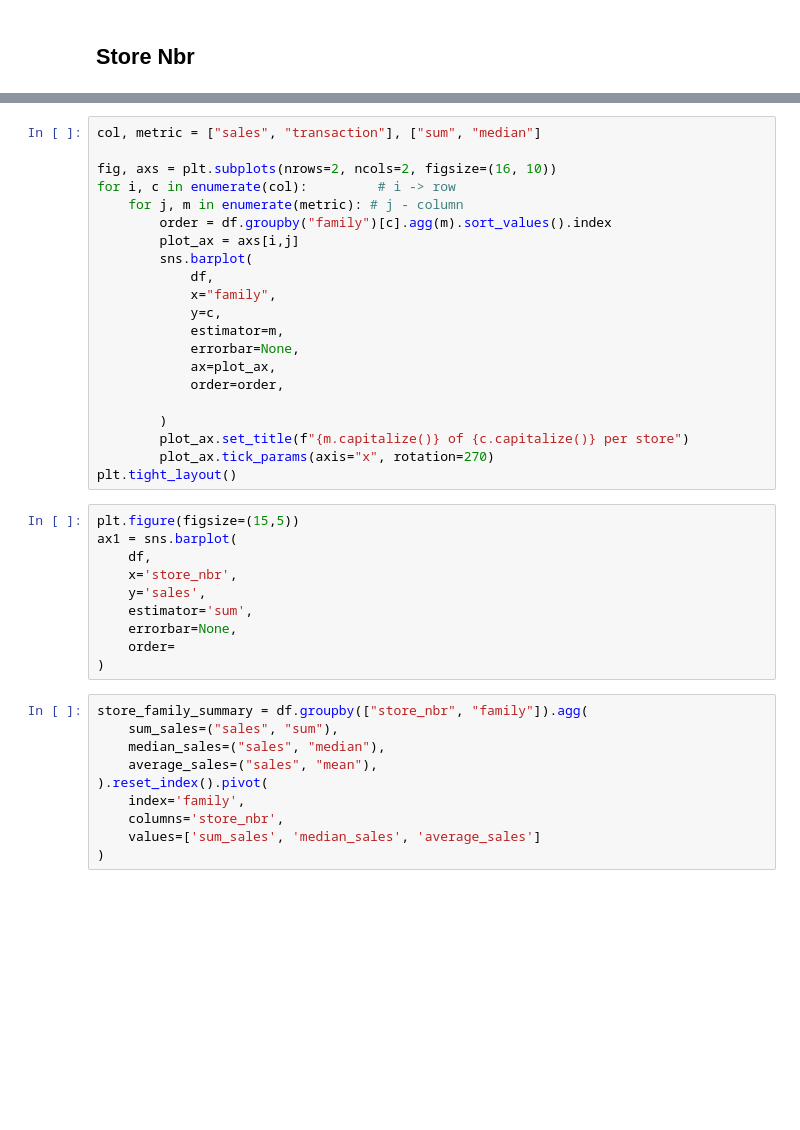
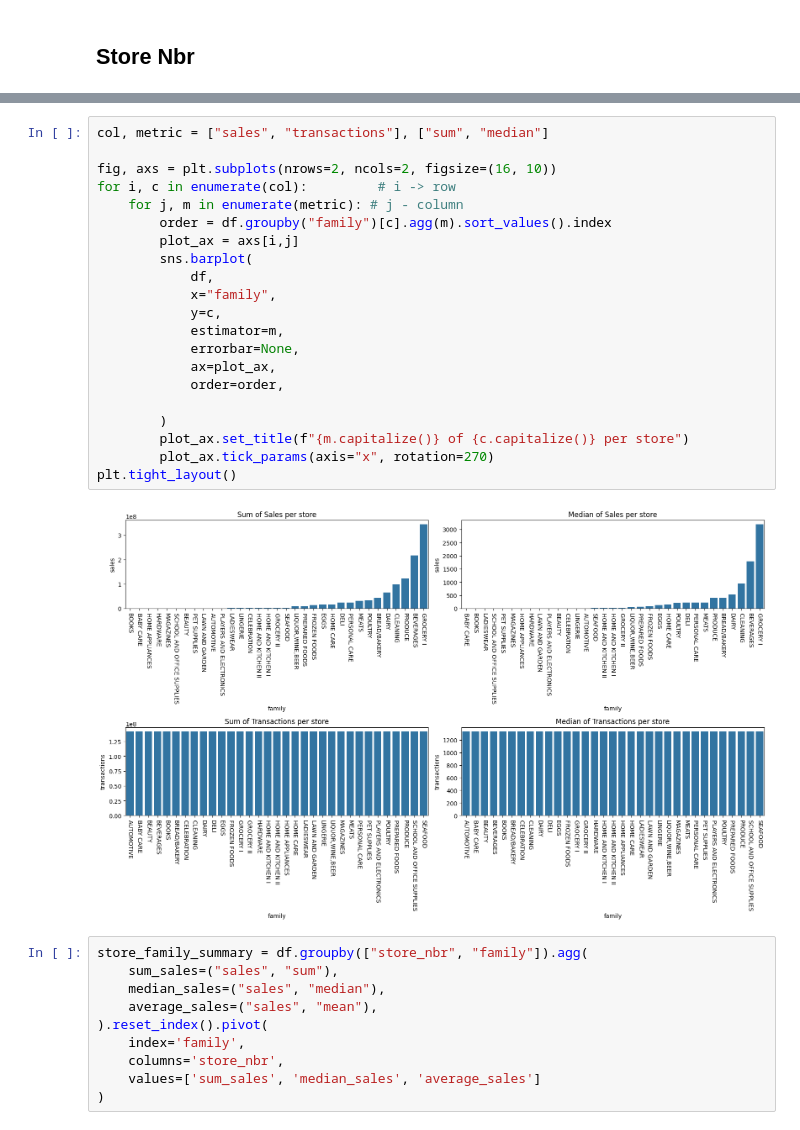
Before and after one commit to gavrilovAlikhan/ML-Practice, a Jupyter notebook: Store Sales/store_sales.ipynb, the cells around one changed output, grey strips where cells are left out. Saved outputs shown, nothing was run; the diff lists cells and outputs as text; blank space fills up the shorter version.

```diff
--- a/Store Sales/store_sales.ipynb
+++ b/Store Sales/store_sales.ipynb
@@ -353,34 +489,26 @@ stats.sort_values(by='median')
 # %%
-col, metric = ["sales", "transaction"], ["sum", "median"]
+col, metric = ["sales", "transactions"], ["sum", "median"]
 
 fig, axs = plt.subplots(nrows=2, ncols=2, figsize=(16, 10))
 for i, c in enumerate(col):         # i -> row
     for j, m in enumerate(metric): # j - column
         order = df.groupby("family")[c].agg(m).sort_values().index
         plot_ax = axs[i,j]
         sns.barplot(
             df,
             x="family",
             y=c,
             estimator=m,
             errorbar=None,
             ax=plot_ax,
             order=order,
 
         )
         plot_ax.set_title(f"{m.capitalize()} of {c.capitalize()} per store")
         plot_ax.tick_params(axis="x", rotation=270)
 plt.tight_layout()
+# %% [output]
+[figure, added]
-# %%
-plt.figure(figsize=(15,5))
-ax1 = sns.barplot(
-    df,
-    x='store_nbr',
-    y='sales',
-    estimator='sum',
-    errorbar=None,
-    order=
-)
 # %%
 store_family_summary = df.groupby(["store_nbr", "family"]).agg(
     sum_sales=("sales", "sum"),
```
Also changed, not shown: parts of 18 cells of this notebook.
